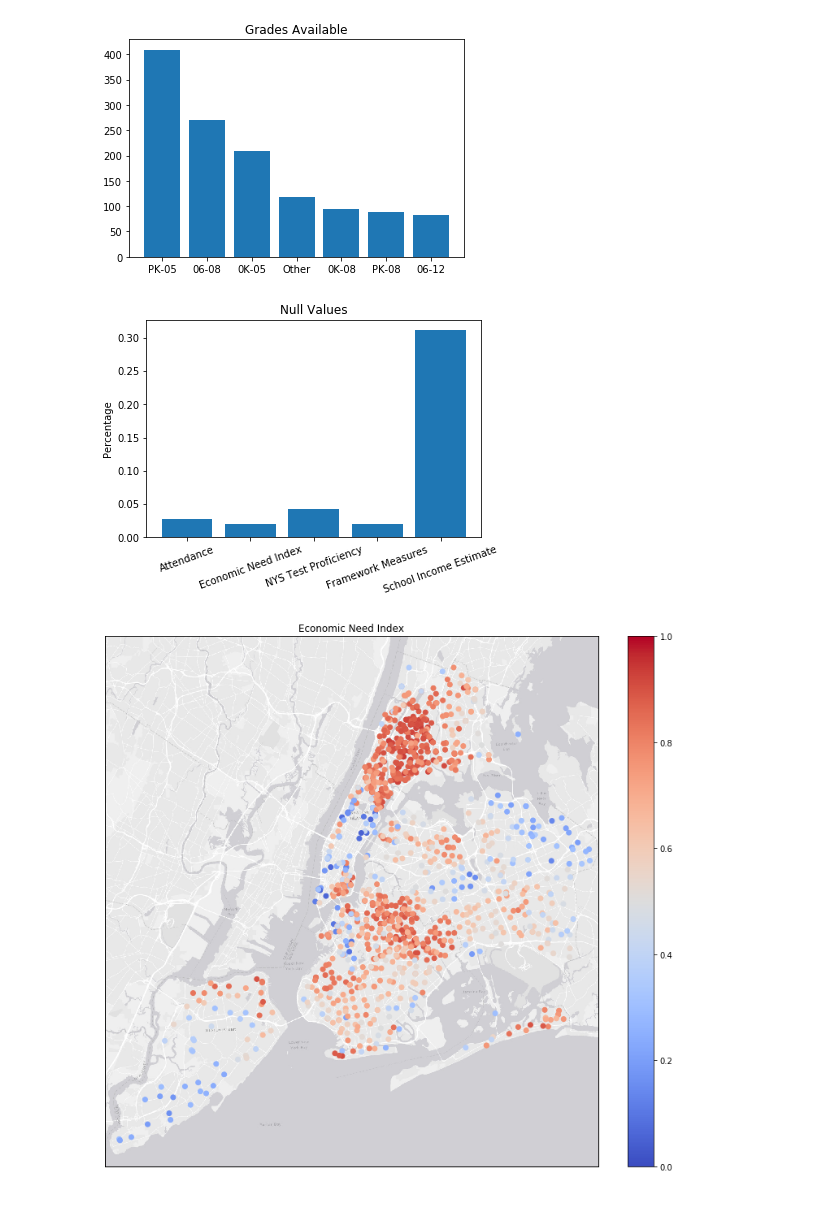
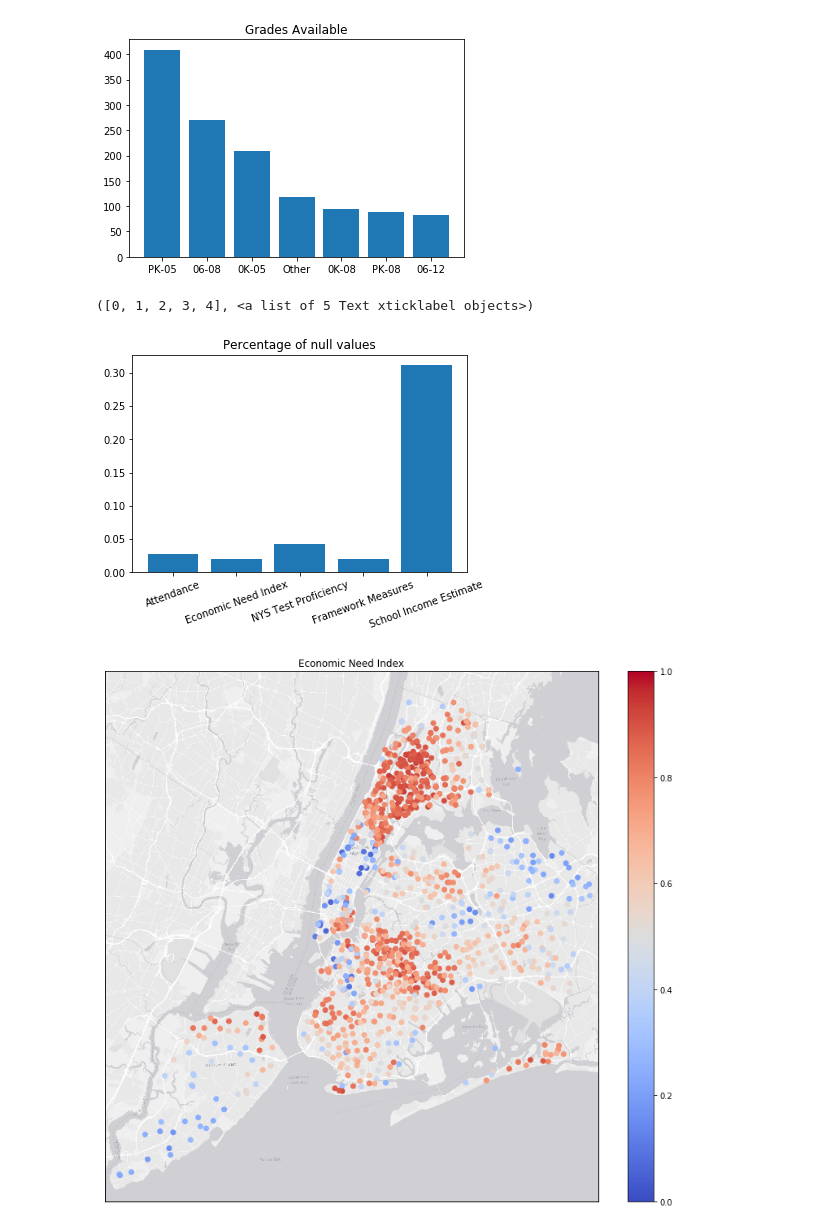
Before and after one commit to araraonline/kag-passnyc, a Jupyter notebook: notebooks/kernel-ethnic-clustering.ipynb, the cells around one changed output. Saved outputs shown, nothing was run; the diff lists cells and outputs as text; code cells hidden in the pictures.

```diff
--- a/notebooks/kernel-ethnic-clustering.ipynb
+++ b/notebooks/kernel-ethnic-clustering.ipynb
@@ -238,29 +295,29 @@ plt.title('Grades Available');
 # %%
 data = df.copy()
 
 # NA Analysis
 
 eni = data['Economic Need Index'].isnull().mean()
 sie = data['School Income Estimate'].isnull().mean()
 attendance = data[['Student Attendance Rate',
                    'Percent of Students Chronically Absent']].isnull().any(axis=1).mean()
 proficiency = data[['Average ELA Proficiency',
                     'Average Math Proficiency']].isnull().any(axis=1).mean()
 framework = data[['Rigorous Instruction %', 'Collaborative Teachers %',
                   'Supportive Environment %', 'Effective School Leadership %',
                   'Strong Family-Community Ties %', 'Trust %']].isnull().any(axis=1).mean()
 
 xs = ['Attendance', 'Economic Need Index', 'NYS Test Proficiency',
       'Framework Measures', 'School Income Estimate']
 ys = [attendance, eni, proficiency,
       framework, sie]
 
-plt.title('Null Values')
+plt.title('Percentage of null values')
 plt.bar(xs, ys)
 plt.xticks(rotation=20)
-plt.ylabel('Percentage');
 # %% [output]
+([0, 1, 2, 3, 4], <a list of 5 Text xticklabel objects>)
-[figure, old version]
+[figure, new version]
 # %%
 data = df.copy()
 
```
Also changed, not shown: parts of 8 cells of this notebook.
